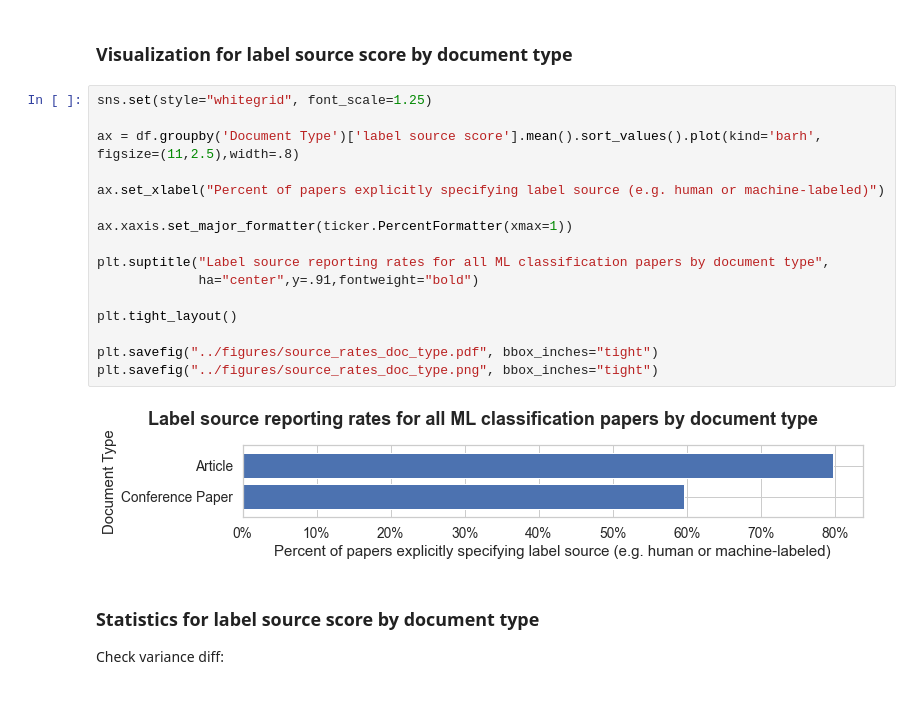
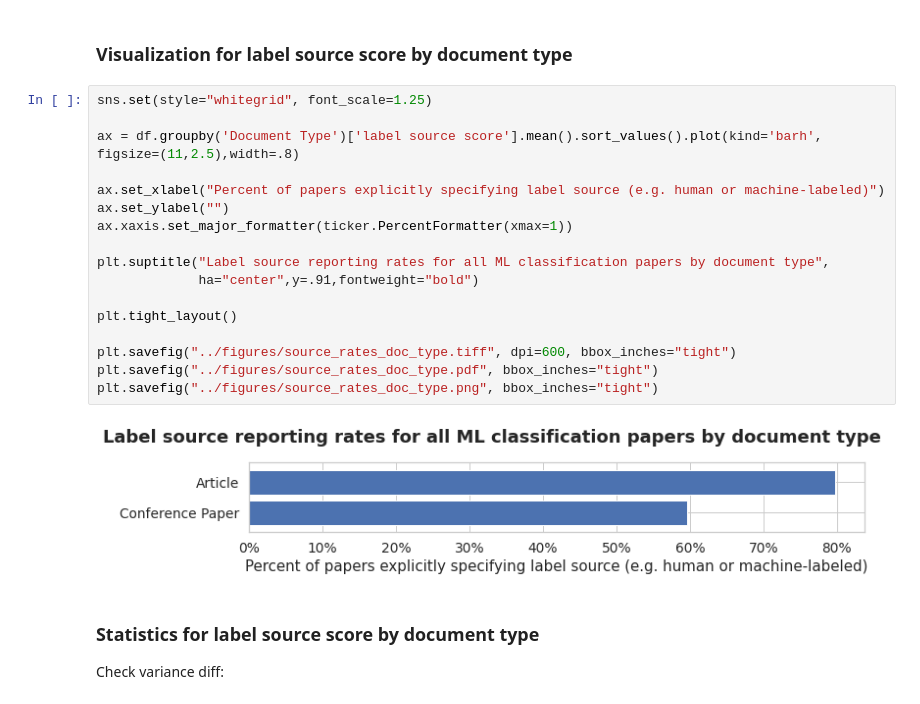
Before and after one commit to staeiou/gigo_qss_2021, a Jupyter notebook: code/2-main-cleaning-analysis-viz.ipynb, the cells around one changed output. Saved outputs shown, nothing was run; the diff lists cells and outputs as text.

Commit message:
add tiff figures

```diff
--- a/code/2-main-cleaning-analysis-viz.ipynb
+++ b/code/2-main-cleaning-analysis-viz.ipynb
@@ -1123,21 +1129,22 @@ df[['classification outcome','label source score']].dropna().groupby('classifica
 # %%
 sns.set(style="whitegrid", font_scale=1.25)
 
 ax = df.groupby('Document Type')['label source score'].mean().sort_values().plot(kind='barh', figsize=(11,2.5),width=.8)
 
 ax.set_xlabel("Percent of papers explicitly specifying label source (e.g. human or machine-labeled)")
-
+ax.set_ylabel("")
 ax.xaxis.set_major_formatter(ticker.PercentFormatter(xmax=1))
 
 plt.suptitle("Label source reporting rates for all ML classification papers by document type",
              ha="center",y=.91,fontweight="bold")
 
 plt.tight_layout()
 
+plt.savefig("../figures/source_rates_doc_type.tiff", dpi=600, bbox_inches="tight")
 plt.savefig("../figures/source_rates_doc_type.pdf", bbox_inches="tight")
 plt.savefig("../figures/source_rates_doc_type.png", bbox_inches="tight")
 # %% [output]
-[figure, old version]
+[figure, new version]
 # %% [markdown]
 ### Statistics for label source score by document type
 Check variance diff:
```
Also changed, not shown: parts of 20 cells of this notebook.
